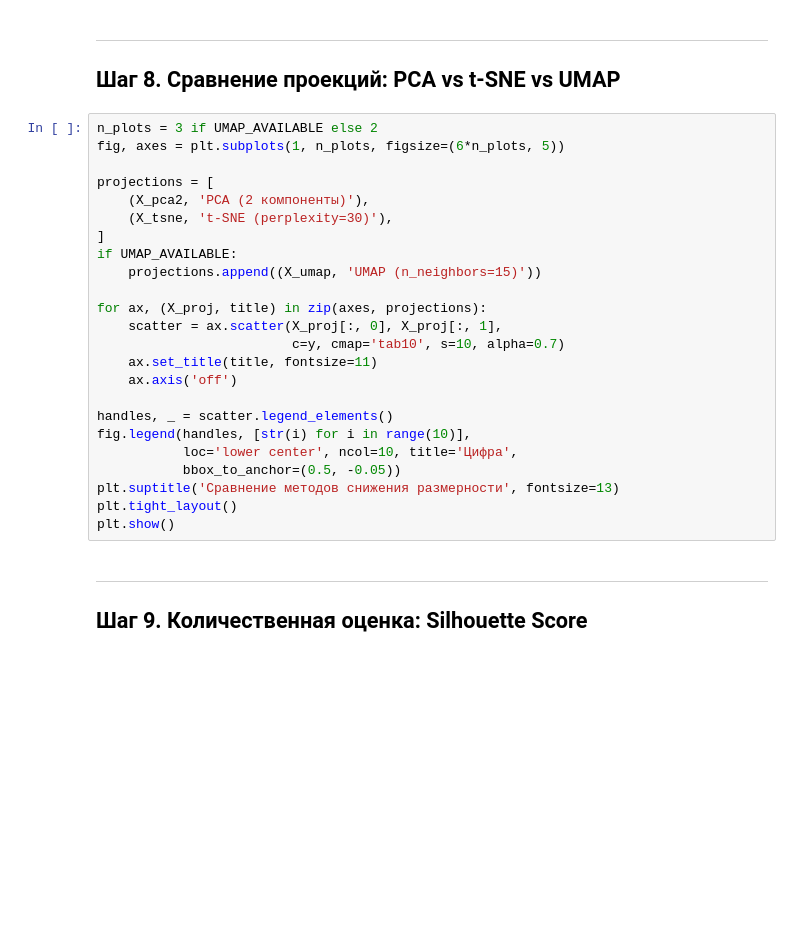
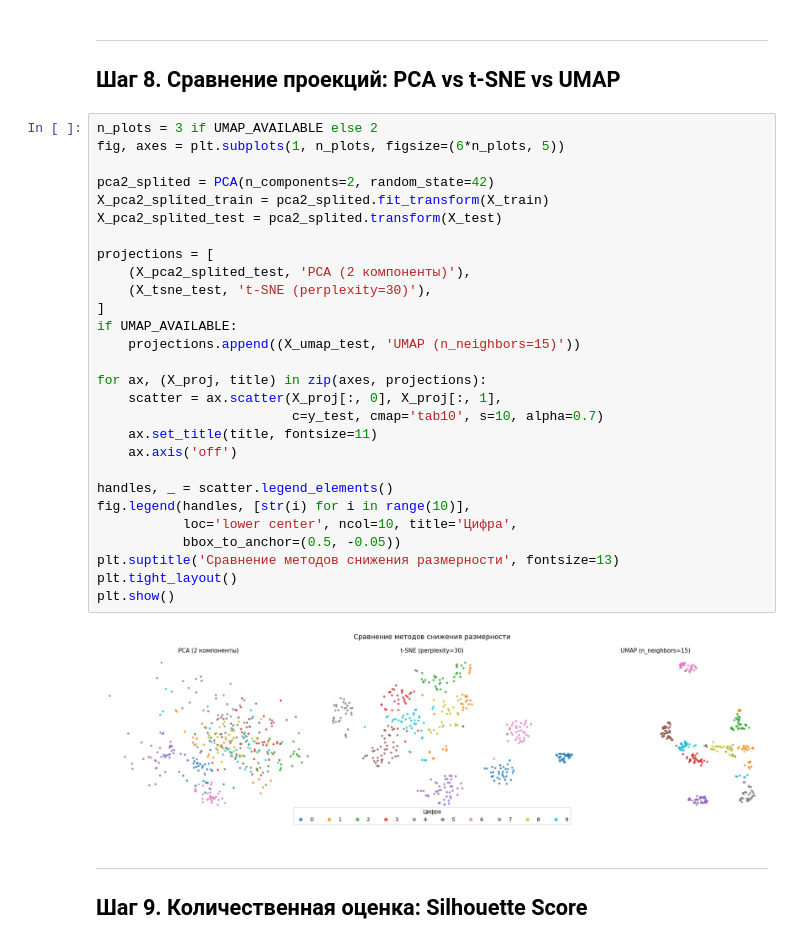
Before and after one commit to topj0bstule/ML_Course, a Jupyter notebook: hw18_/pca_practice_student.ipynb, the cells around one changed output. Drawn from its saved outputs; the diff is of its cells as text; blank space fills up the shorter version.

```diff
--- a/hw18_/pca_practice_student.ipynb
+++ b/hw18_/pca_practice_student.ipynb
@@ -297,27 +302,33 @@ if UMAP_AVAILABLE:
 # %%
 n_plots = 3 if UMAP_AVAILABLE else 2
 fig, axes = plt.subplots(1, n_plots, figsize=(6*n_plots, 5))
 
+pca2_splited = PCA(n_components=2, random_state=42)
+X_pca2_splited_train = pca2_splited.fit_transform(X_train)
+X_pca2_splited_test = pca2_splited.transform(X_test)
+
 projections = [
-    (X_pca2, 'PCA (2 компоненты)'),
-    (X_tsne, 't-SNE (perplexity=30)'),
+    (X_pca2_splited_test, 'PCA (2 компоненты)'),
+    (X_tsne_test, 't-SNE (perplexity=30)'),
 ]
 if UMAP_AVAILABLE:
-    projections.append((X_umap, 'UMAP (n_neighbors=15)'))
+    projections.append((X_umap_test, 'UMAP (n_neighbors=15)'))
 
 for ax, (X_proj, title) in zip(axes, projections):
     scatter = ax.scatter(X_proj[:, 0], X_proj[:, 1],
-                         c=y, cmap='tab10', s=10, alpha=0.7)
+                         c=y_test, cmap='tab10', s=10, alpha=0.7)
     ax.set_title(title, fontsize=11)
     ax.axis('off')
 
 handles, _ = scatter.legend_elements()
 fig.legend(handles, [str(i) for i in range(10)],
            loc='lower center', ncol=10, title='Цифра',
            bbox_to_anchor=(0.5, -0.05))
 plt.suptitle('Сравнение методов снижения размерности', fontsize=13)
 plt.tight_layout()
 plt.show()
+# %% [output]
+[figure, added]
 # %% [markdown]
 ---
 ## Шаг 9. Количественная оценка: Silhouette Score
```
Also changed, not shown: parts of 1 cell of this notebook.
